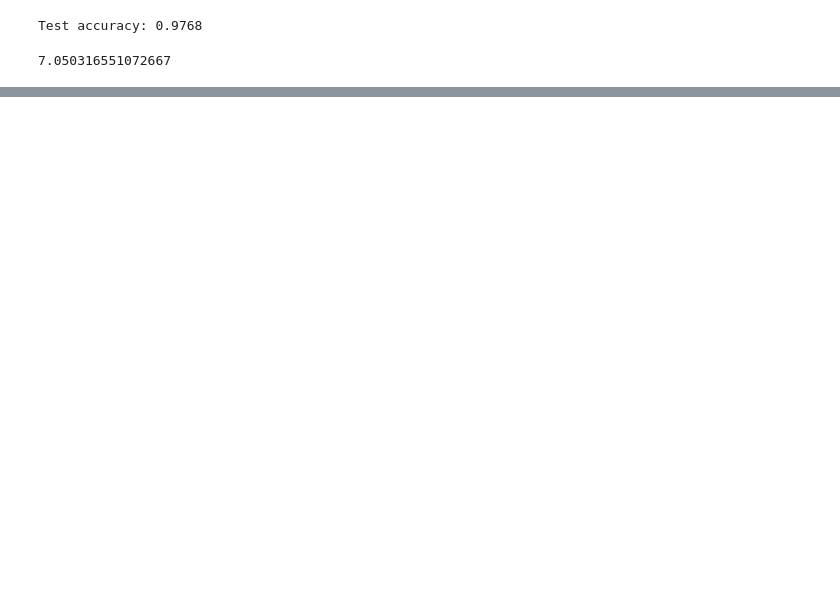
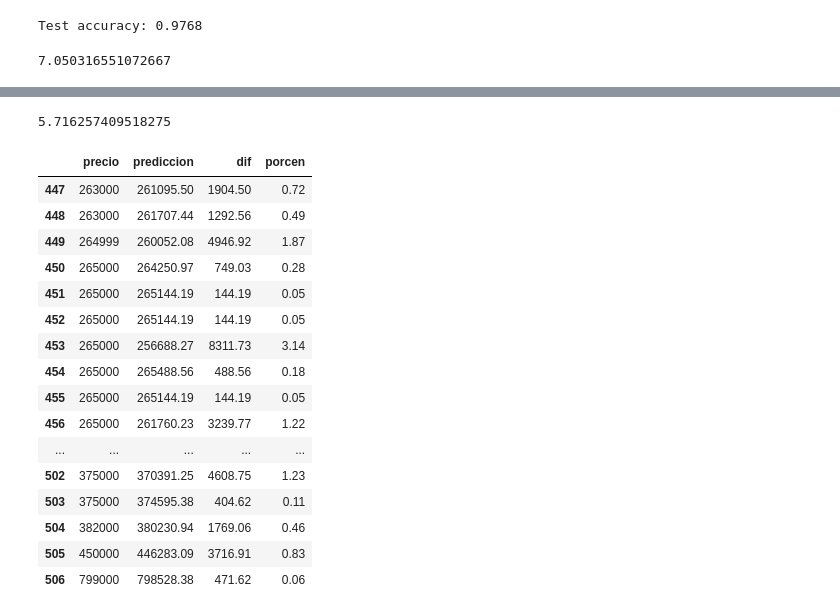
Before and after one commit to Gbau11/Analisis-de-la-vivienda-Idealista, a Jupyter notebook: jupyter/modelo_tasacion/modelo_tasacion - copia.ipynb, the cells around one changed output, grey strips where cells are left out. Drawn from its saved outputs; the diff is of its cells as text; code cells hidden in the pictures; blank space fills up the shorter version.

```diff
--- a/jupyter/modelo_tasacion/modelo_tasacion - copia.ipynb
+++ b/jupyter/modelo_tasacion/modelo_tasacion - copia.ipynb
@@ -436,0 +426,2 @@ mse(y1_pred, y1, squared=False)*100/df1.precio.mean()
+# %%
+y1 = pd.DataFrame(y1)
@@ -436,0 +448,28 @@ mse(y1_pred, y1, squared=False)*100/df1.precio.mean()
+# %%
+con['dif'] = abs(con['precio'] - con['prediccion'])
+
+con['porcen'] = con['dif']*100/ con['precio']
+
+con['porcen'].mean()
+# %% [output]
+5.716257409518275
+# %%
+con.tail(60)
+# %% [output]
+|  | precio | prediccion | dif | porcen |
+| 447 | 263000 | 261095.50 | 1904.50 | 0.72 |
+| 448 | 263000 | 261707.44 | 1292.56 | 0.49 |
+| 449 | 264999 | 260052.08 | 4946.92 | 1.87 |
+| 450 | 265000 | 264250.97 | 749.03 | 0.28 |
+| 451 | 265000 | 265144.19 | 144.19 | 0.05 |
+| 452 | 265000 | 265144.19 | 144.19 | 0.05 |
+| 453 | 265000 | 256688.27 | 8311.73 | 3.14 |
+| 454 | 265000 | 265488.56 | 488.56 | 0.18 |
+| 455 | 265000 | 265144.19 | 144.19 | 0.05 |
+| 456 | 265000 | 261760.23 | 3239.77 | 1.22 |
+| ... | ... | ... | ... | ... |
+| 502 | 375000 | 370391.25 | 4608.75 | 1.23 |
+| 503 | 375000 | 374595.38 | 404.62 | 0.11 |
+| 504 | 382000 | 380230.94 | 1769.06 | 0.46 |
+| 505 | 450000 | 446283.09 | 3716.91 | 0.83 |
+| 506 | 799000 | 798528.38 | 471.62 | 0.06 |
```
Also changed, not shown: parts of 64 cells of this notebook.
